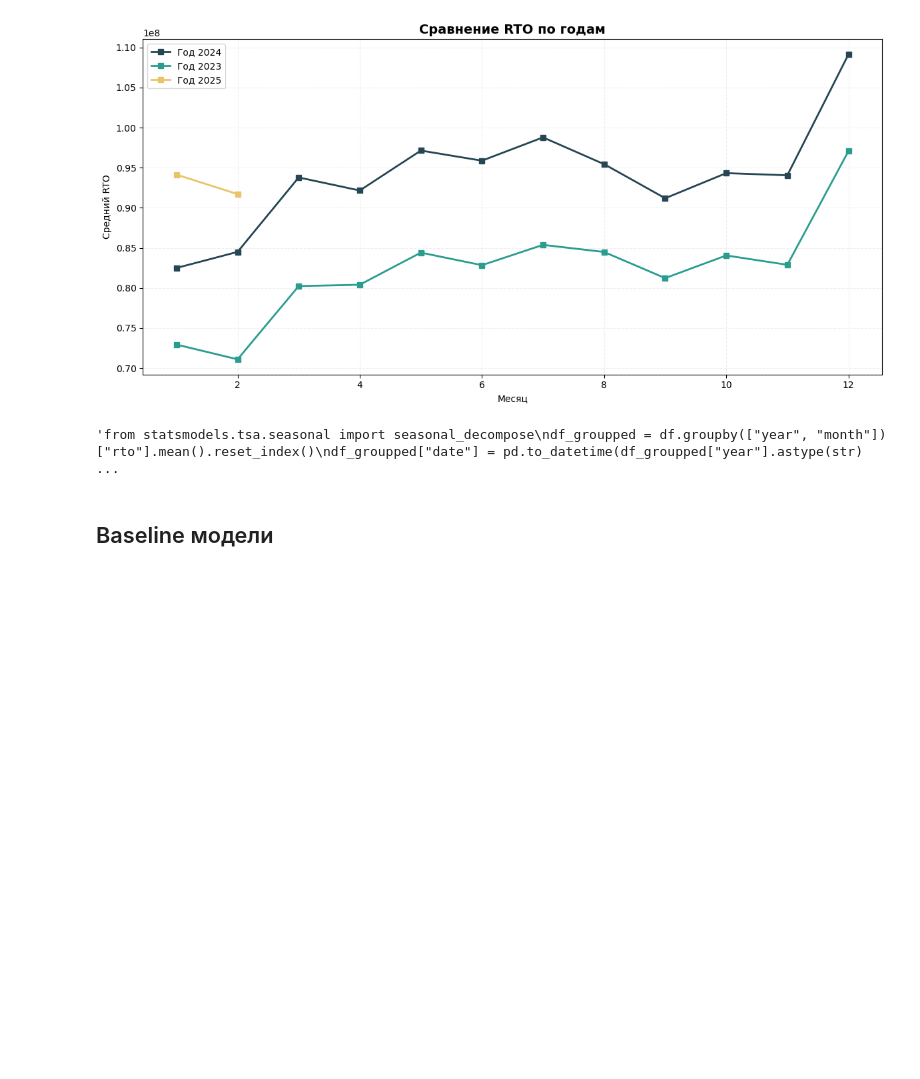
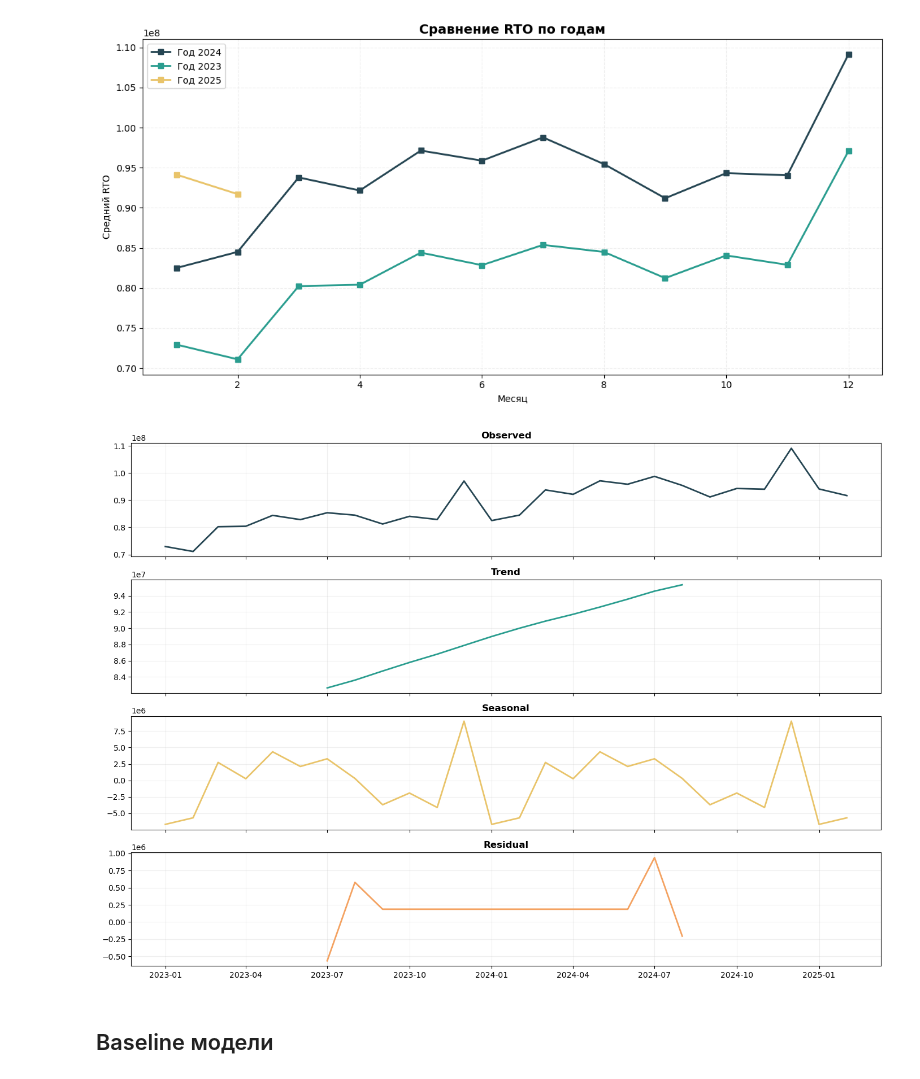
Before and after one commit to kmvitik/smadimo_gp_5_deep_learning, a Jupyter notebook: tabular_data/eda_MLP.ipynb, the cells around one changed output. Saved outputs shown, nothing was run; the diff lists cells and outputs as text; code cells hidden in the pictures; blank space fills up the shorter version.

```diff
--- a/tabular_data/eda_MLP.ipynb
+++ b/tabular_data/eda_MLP.ipynb
@@ -294,25 +294,28 @@ plt.tight_layout()
 [figure]
 # %%
 from statsmodels.tsa.seasonal import seasonal_decompose
+
 df_groupped = df.groupby(["year", "month"])["rto"].mean().reset_index()
-df_groupped["date"] = pd.to_datetime(df_groupped["year"].astype(str) + "-" + df_groupped["month"].astype(str) + "-01")
-ts_df = df_groupped.set_index('date')
-decomposition = seasonal_decompose(ts_df['rto'], model='additive', period=12)
+df_groupped["date"] = pd.to_datetime(
+    df_groupped["year"].astype(str) + "-" + df_groupped["month"].astype(str) + "-01"
+)
+ts_df = df_groupped.set_index("date")
+decomposition = seasonal_decompose(ts_df["rto"], model="additive", period=12)
 
 fig, axes = plt.subplots(nrows=4, ncols=1, figsize=(14, 10), sharex=True)
 components = [
-    (decomposition.observed, 'Observed', palette[0]),
-    (decomposition.trend, 'Trend', palette[1]),
-    (decomposition.seasonal, 'Seasonal', palette[2]),
-    (decomposition.resid, 'Residual', palette[3])
+    (decomposition.observed, "Observed", palette[0]),
+    (decomposition.trend, "Trend", palette[1]),
+    (decomposition.seasonal, "Seasonal", palette[2]),
+    (decomposition.resid, "Residual", palette[3]),
 ]
 for i, (data, title, color) in enumerate(components):
     axes[i].plot(data, color=color, linewidth=2)
-    axes[i].set_title(title, weight='bold')
+    axes[i].set_title(title, weight="bold")
     axes[i].grid(True, alpha=0.2)
 plt.tight_layout()
 # %% [output]
-'from statsmodels.tsa.seasonal import seasonal_decompose\ndf_groupped = df.groupby(["year", "month"])["rto"].mean().reset_index()\ndf_groupped["date"] = pd.to_datetime(df_groupped["year"].astype(str)  ...
+[figure, added]
 # %% [markdown]
 ## Baseline модели
 # %%
```
Also changed, not shown: parts of 5 cells of this notebook.
